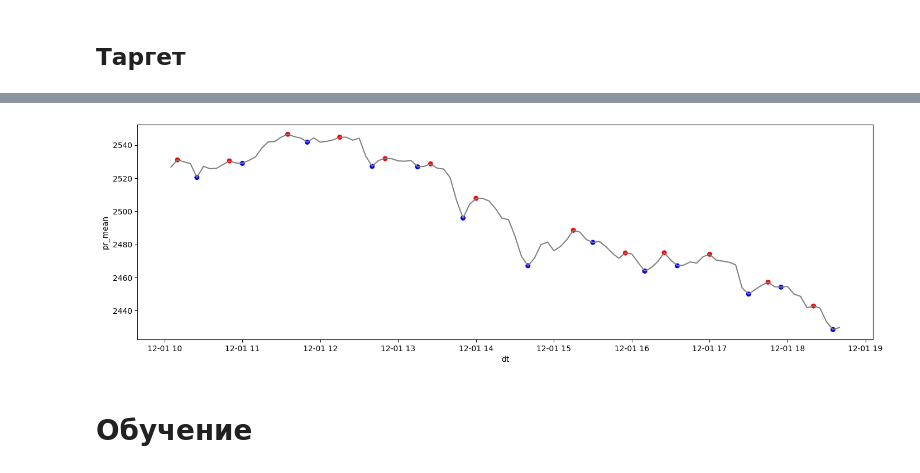
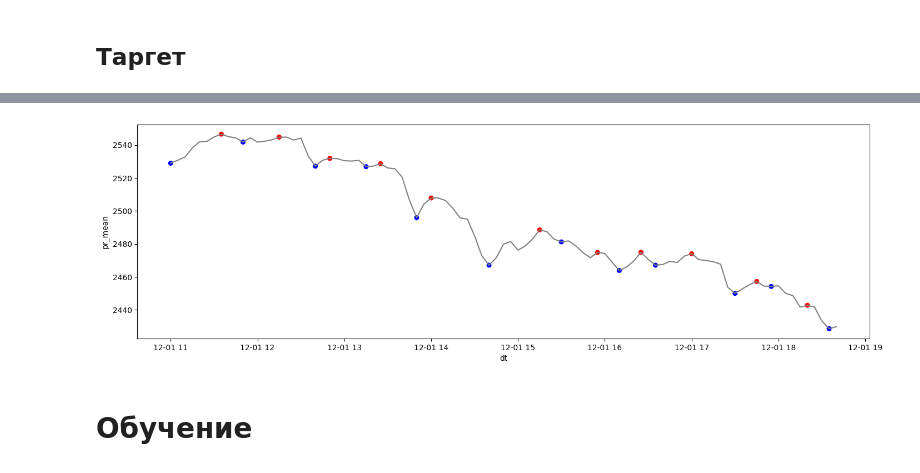
Before and after one commit to slivka83/algopack_simple_bot, a Jupyter notebook: notebooks/Model.ipynb, the cells around one changed output, grey strips where cells are left out. Saved outputs shown, nothing was run; the diff lists cells and outputs as text; code cells hidden in the pictures.

```diff
--- a/notebooks/Model.ipynb
+++ b/notebooks/Model.ipynb
@@ -123,5 +129,7 @@ df
 ### Прошлый час
 # %%
 for a in ['min','max','mean','std']:
-    df[f'year_{a}'] = df.groupby('tradedate')['pr_mean'].transform(lambda s: s.rolling(12).agg(a))
+    df[f'hour_{a}'] = df.groupby('tradedate')['pr_mean'].transform(lambda s: s.shift(1).rolling(11).agg(a))
+
+df
 # %% [output]
@@ -195,10 +175,13 @@ month_temp
 # %%
 month_temp = df['pr_mean'].rolling(3120).agg(['min','max','mean','std'])
+month_temp.columns = [f'month_{col}' for col in month_temp.columns]
 month_temp['tradedate'] = df['tradedate']
 month_temp['tradetime'] = df['tradetime']
 month_temp['tradedate'] = month_temp['tradedate'].shift(-1)
 
 month_temp = month_temp.groupby('tradedate').nth(0)
+month_temp = month_temp.iloc[:,:-1]
 
-month_temp
+df = df.merge(month_temp, on='tradedate', how='left')
+df
 # %% [output]
@@ -256,3 +238,4 @@ df
-# %%
-df['dt'] = df[['tradedate','tradetime']].astype(str).apply(lambda row: row['tradedate'] + ' ' + row['tradetime'], axis=1)
-df['dt'] = pd.to_datetime(df['dt'])
+# %%
+df = df[df['tradetime'].astype(str) > '11']
+df = df.dropna(subset=['month_mean'])
+df
@@ -259,11 +256,15 @@ df['dt'] = pd.to_datetime(df['dt'])
 # %%
-temp = df[['dt','tradetime','target','pr_mean']][-104:]
+temp = df[['tradedate','tradetime','target','pr_mean']][-93:]
+temp['dt'] = temp[['tradedate','tradetime']].astype(str).apply(
+    lambda row: row['tradedate'] + ' ' + row['tradetime'], axis=1)
+temp['dt'] = pd.to_datetime(temp['dt'])
+
 plt.figure(figsize=(17,5))
 sns.lineplot(x=temp['dt'], y=temp['pr_mean'], c='grey')
 colors = temp.query('target > 0')['target'].map({1:'red',2:'blue'}).to_list()
 sns.scatterplot(x=temp.query('target > 0')['dt'], y=temp.query('target > 0')['pr_mean'], c=colors, s=50);
 # %% [output]
-[figure, old version]
+[figure, new version]
 # %% [markdown]
 # Обучение
 # %%
```
Also changed, not shown: parts of 29 cells of this notebook, 4 other files.
